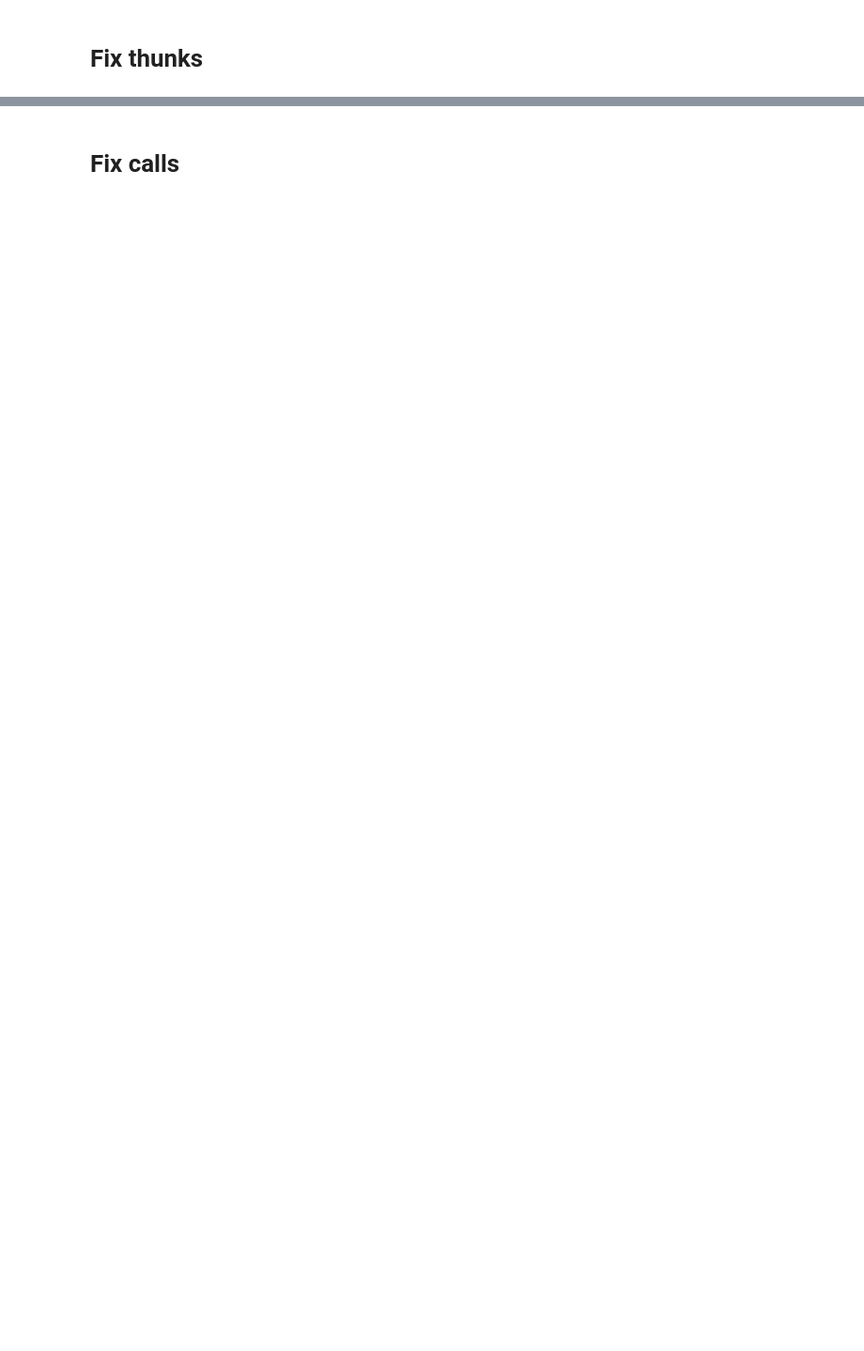
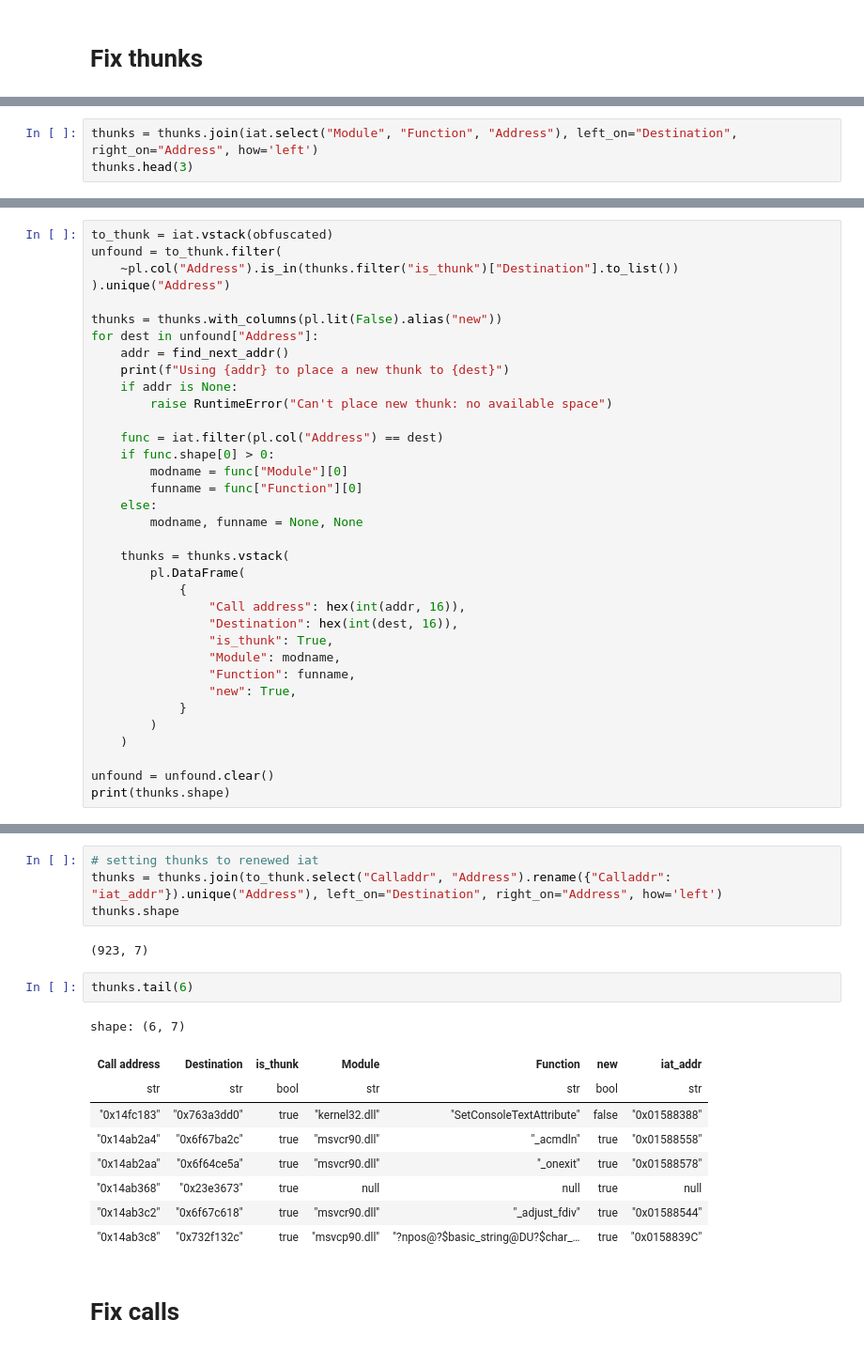
Before and after one commit to stndart/PatchingPE, a Jupyter notebook: notebooks/01-patch-v2.ipynb, the cells around one changed output, grey strips where cells are left out. Shown: that part at 94% size. Saved outputs shown, nothing was run; the diff lists cells and outputs as text; blank space fills up the shorter version.

```diff
--- a/notebooks/01-patch-v2.ipynb
+++ b/notebooks/01-patch-v2.ipynb
@@ -209,0 +309,3 @@ shutil.move(temp, patched_path)
+# %%
+thunks = thunks.join(iat.select("Module", "Function", "Address"), left_on="Destination", right_on="Address", how='left')
+thunks.head(3)
@@ -209,0 +340,35 @@ shutil.move(temp, patched_path)
+# %%
+to_thunk = iat.vstack(obfuscated)
+unfound = to_thunk.filter(
+    ~pl.col("Address").is_in(thunks.filter("is_thunk")["Destination"].to_list())
+).unique("Address")
+
+thunks = thunks.with_columns(pl.lit(False).alias("new"))
+for dest in unfound["Address"]:
+    addr = find_next_addr()
+    print(f"Using {addr} to place a new thunk to {dest}")
+    if addr is None:
+        raise RuntimeError("Can't place new thunk: no available space")
+
+    func = iat.filter(pl.col("Address") == dest)
+    if func.shape[0] > 0:
+        modname = func["Module"][0]
+        funname = func["Function"][0]
+    else:
+        modname, funname = None, None
+
+    thunks = thunks.vstack(
+        pl.DataFrame(
+            {
+                "Call address": hex(int(addr, 16)),
+                "Destination": hex(int(dest, 16)),
+                "is_thunk": True,
+                "Module": modname,
+                "Function": funname,
+                "new": True,
+            }
+        )
+    )
+
+unfound = unfound.clear()
+print(thunks.shape)
@@ -210,2 +382,20 @@ shutil.move(temp, patched_path)
+# %%
+# setting thunks to renewed iat
+thunks = thunks.join(to_thunk.select("Calladdr", "Address").rename({"Calladdr": "iat_addr"}).unique("Address"), left_on="Destination", right_on="Address", how='left')
+thunks.shape
+# %% [output]
+(923, 7)
+# %%
+thunks.tail(6)
+# %% [output]
+shape: (6, 7)
+| Call address | Destination | is_thunk | Module | Function | new | iat_addr |
+| str | str | bool | str | str | bool | str |
+| "0x14fc183" | "0x763a3dd0" | true | "kernel32.dll" | "SetConsoleTextAttribute" | false | "0x01588388" |
+| "0x14ab2a4" | "0x6f67ba2c" | true | "msvcr90.dll" | "_acmdln" | true | "0x01588558" |
+| "0x14ab2aa" | "0x6f64ce5a" | true | "msvcr90.dll" | "_onexit" | true | "0x01588578" |
+| "0x14ab368" | "0x23e3673" | true | null | null | true | null |
+| "0x14ab3c2" | "0x6f67c618" | true | "msvcr90.dll" | "_adjust_fdiv" | true | "0x01588544" |
+| "0x14ab3c8" | "0x732f132c" | true | "msvcp90.dll" | "?npos@?$basic_string@DU?$char_… | true | "0x0158839C" |
 # %% [markdown]
 # Fix calls
```
Also changed, not shown: parts of 39 cells of this notebook, 21 other files.
